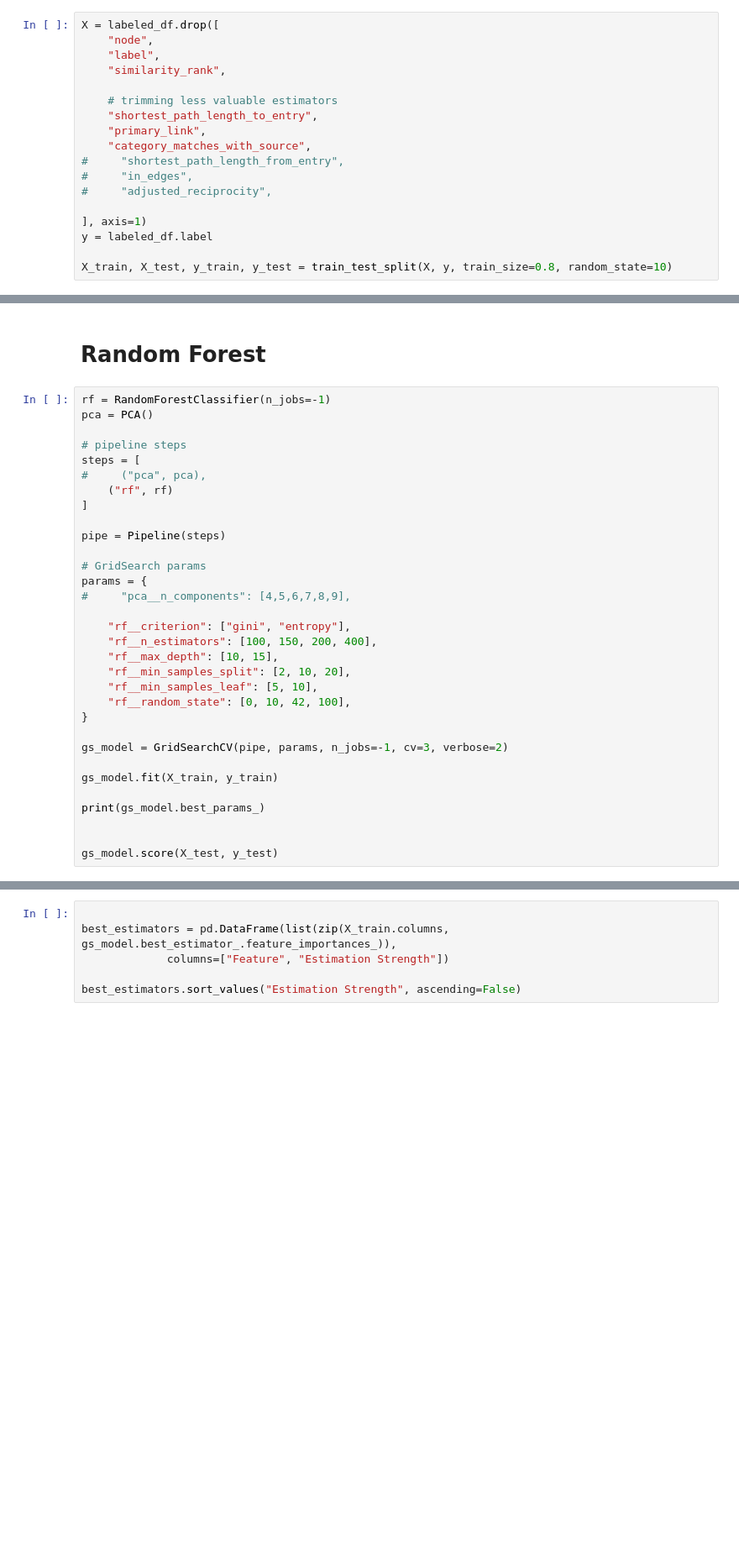
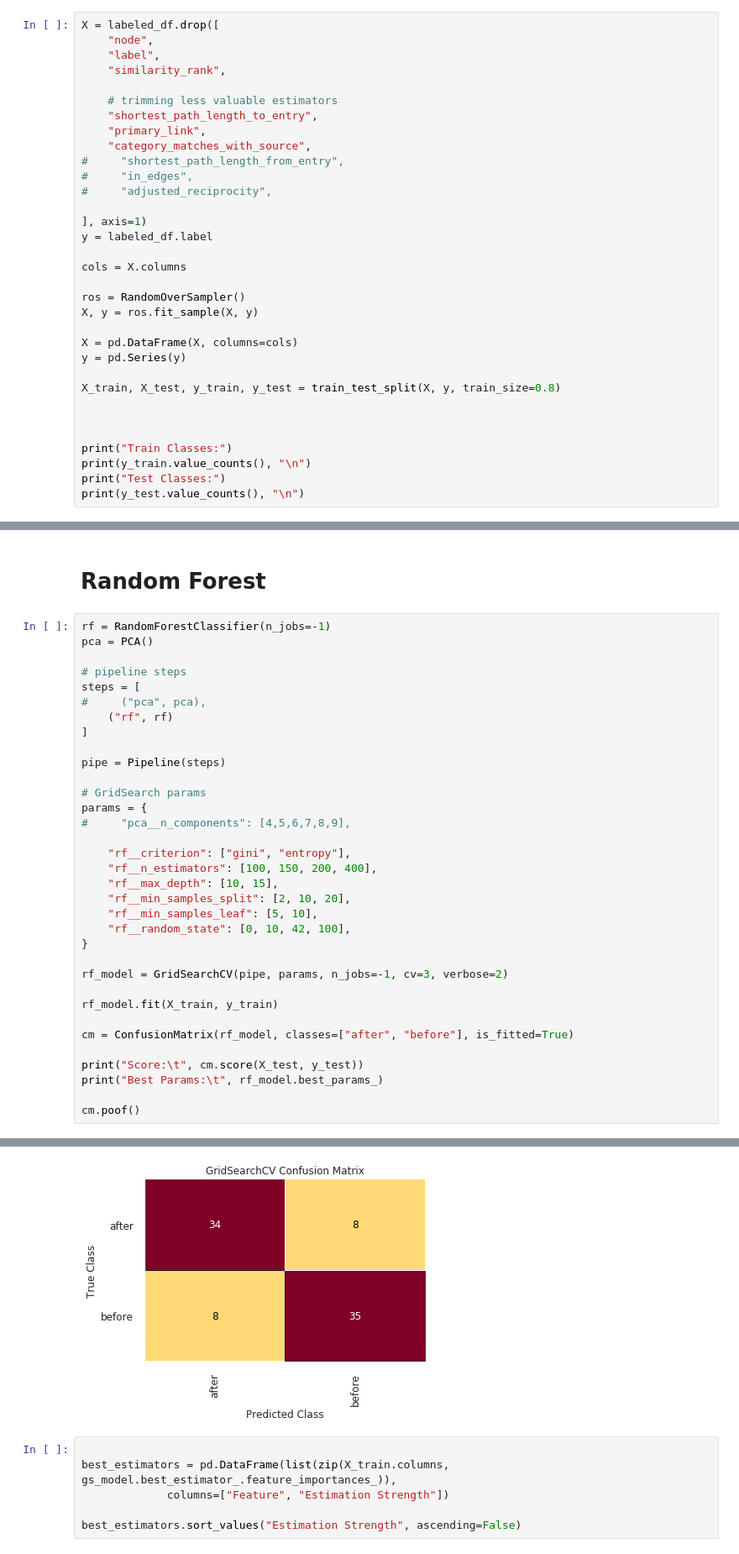
Before and after one commit to QED0711/wiki_learn, a Jupyter notebook: exploration/label_classifier.ipynb, the cells around one changed output, grey strips where cells are left out. Shown at 84% size. Drawn from its saved outputs; the diff is of its cells as text; blank space fills up the shorter version.

```diff
--- a/exploration/label_classifier.ipynb
+++ b/exploration/label_classifier.ipynb
@@ -85,4 +89,19 @@ X = labeled_df.drop([
 ], axis=1)
 y = labeled_df.label
 
-X_train, X_test, y_train, y_test = train_test_split(X, y, train_size=0.8, random_state=10)
+cols = X.columns
+
+ros = RandomOverSampler()
+X, y = ros.fit_sample(X, y)
+
+X = pd.DataFrame(X, columns=cols)
+y = pd.Series(y)
+
+X_train, X_test, y_train, y_test = train_test_split(X, y, train_size=0.8)
+
+
+
+print("Train Classes:")
+print(y_train.value_counts(), "\n")
+print("Test Classes:")
+print(y_test.value_counts(), "\n")
@@ -112,14 +141,16 @@ params = {
     "rf__random_state": [0, 10, 42, 100],
 }
 
-gs_model = GridSearchCV(pipe, params, n_jobs=-1, cv=3, verbose=2)
+rf_model = GridSearchCV(pipe, params, n_jobs=-1, cv=3, verbose=2)
 
-gs_model.fit(X_train, y_train)
+rf_model.fit(X_train, y_train)
 
-print(gs_model.best_params_)
+cm = ConfusionMatrix(rf_model, classes=["after", "before"], is_fitted=True)
 
+print("Score:\t", cm.score(X_test, y_test))
+print("Best Params:\t", rf_model.best_params_)
 
-gs_model.score(X_test, y_test)
+cm.poof()
 # %% [output]
 Fitting 3 folds for each of 384 candidates, totalling 1152 fits
 [Parallel(n_jobs=-1)]: Using backend LokyBackend with 8 concurrent workers.
@@ -134,3 +165,4 @@ Fitting 3 folds for each of 384 candidates, totalling 1152 fits
+[figure, added]
 # %%
 
 best_estimators = pd.DataFrame(list(zip(X_train.columns, gs_model.best_estimator_.feature_importances_)),
```
Also changed, not shown: parts of 8 cells of this notebook, 5 other files.
